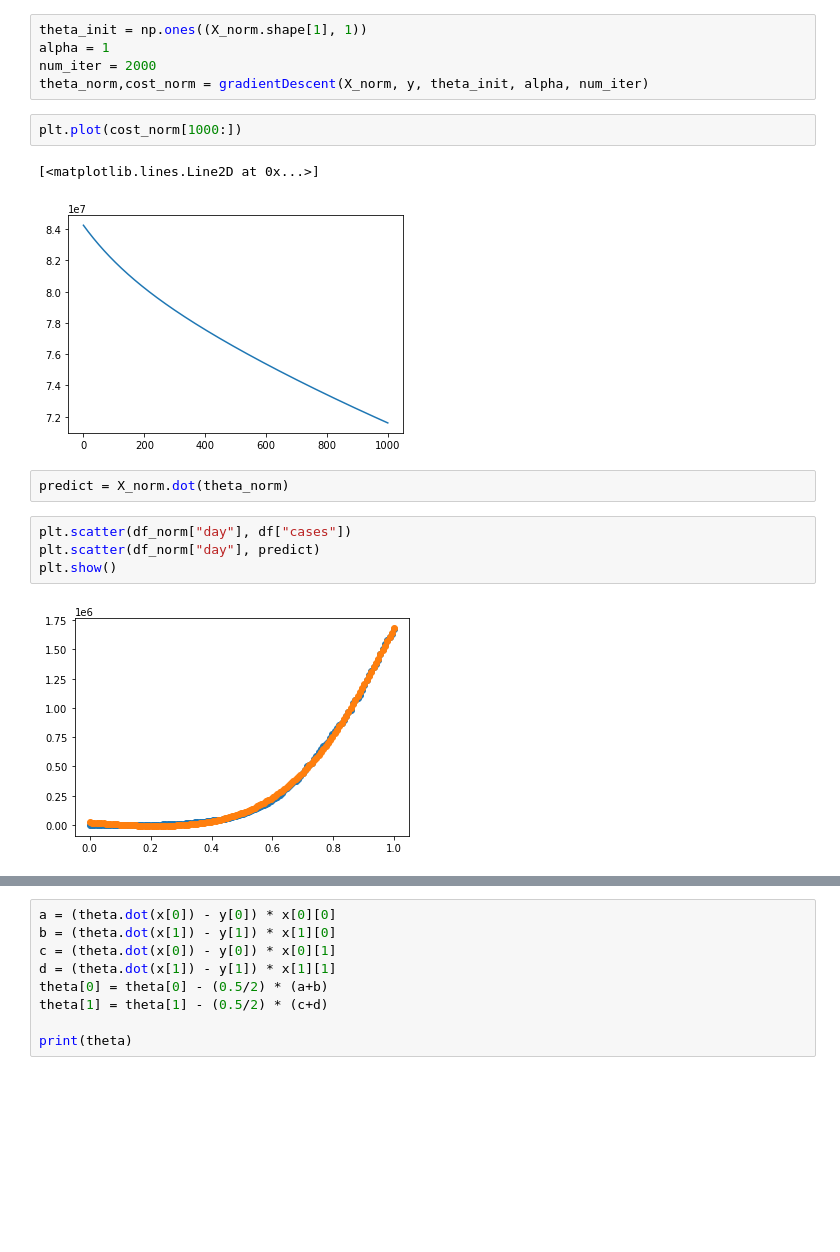
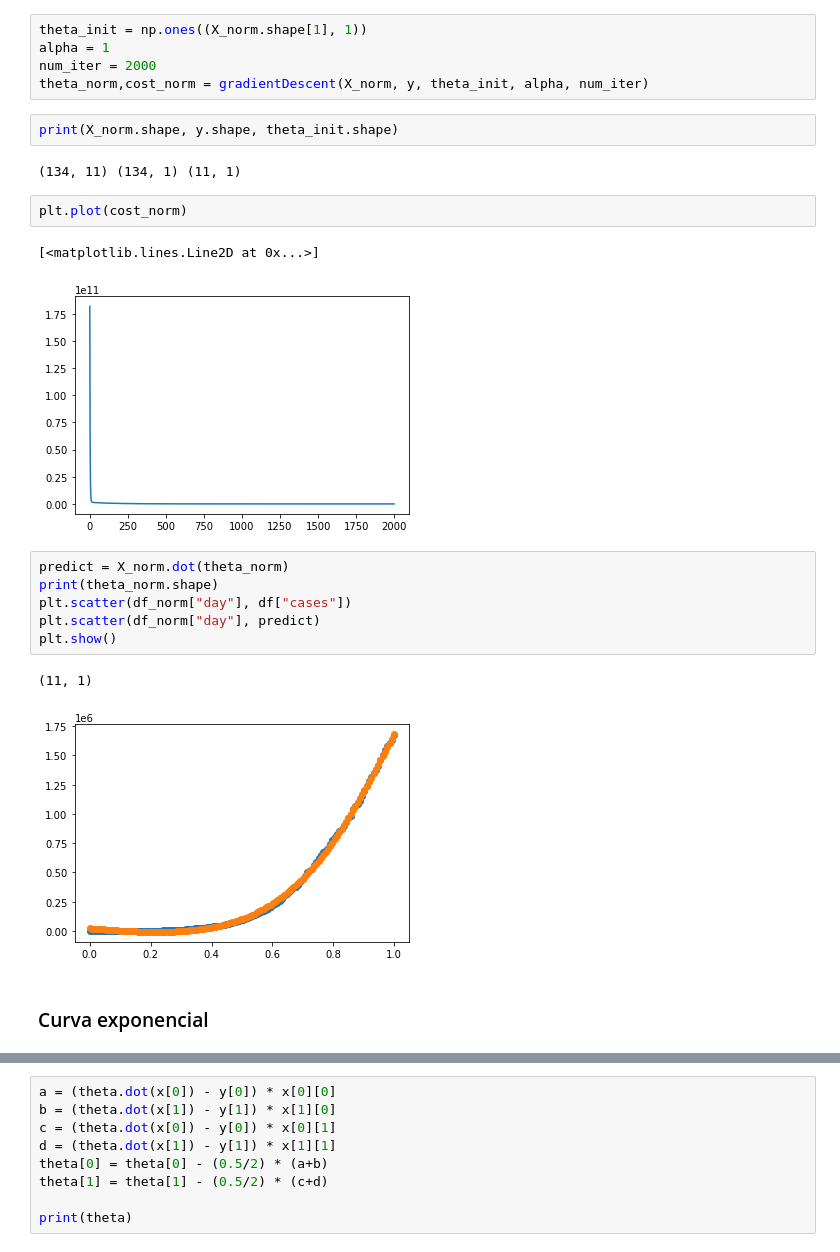
Before and after one commit to PedroOno/ms960, a Jupyter notebook: Projeto 1.ipynb, the cells around one changed output, grey strips where cells are left out. Cells and saved outputs as stored; diff of their text form; blank space fills up the shorter version.

```diff
--- a/Projeto 1.ipynb
+++ b/Projeto 1.ipynb
@@ -103,16 +84,23 @@ theta_init = np.ones((X_norm.shape[1], 1))
 alpha = 1
 num_iter = 2000
 theta_norm,cost_norm = gradientDescent(X_norm, y, theta_init, alpha, num_iter)
+# %%
+print(X_norm.shape, y.shape, theta_init.shape)
+# %% [output]
+(134, 11) (134, 1) (11, 1)
 # %%
-plt.plot(cost_norm[1000:])
+plt.plot(cost_norm)
 # %% [output]
 [<matplotlib.lines.Line2D at 0x...>]
-[figure, old version]
+[figure, new version]
-# %%
-predict = X_norm.dot(theta_norm)
 # %%
+predict = X_norm.dot(theta_norm)
+print(theta_norm.shape)
 plt.scatter(df_norm["day"], df["cases"])
 plt.scatter(df_norm["day"], predict)
 plt.show()
 # %% [output]
+(11, 1)
 [figure]
+# %% [markdown]
+### Curva exponencial
```
Also changed, not shown: parts of 40 cells of this notebook, 3 other files.
